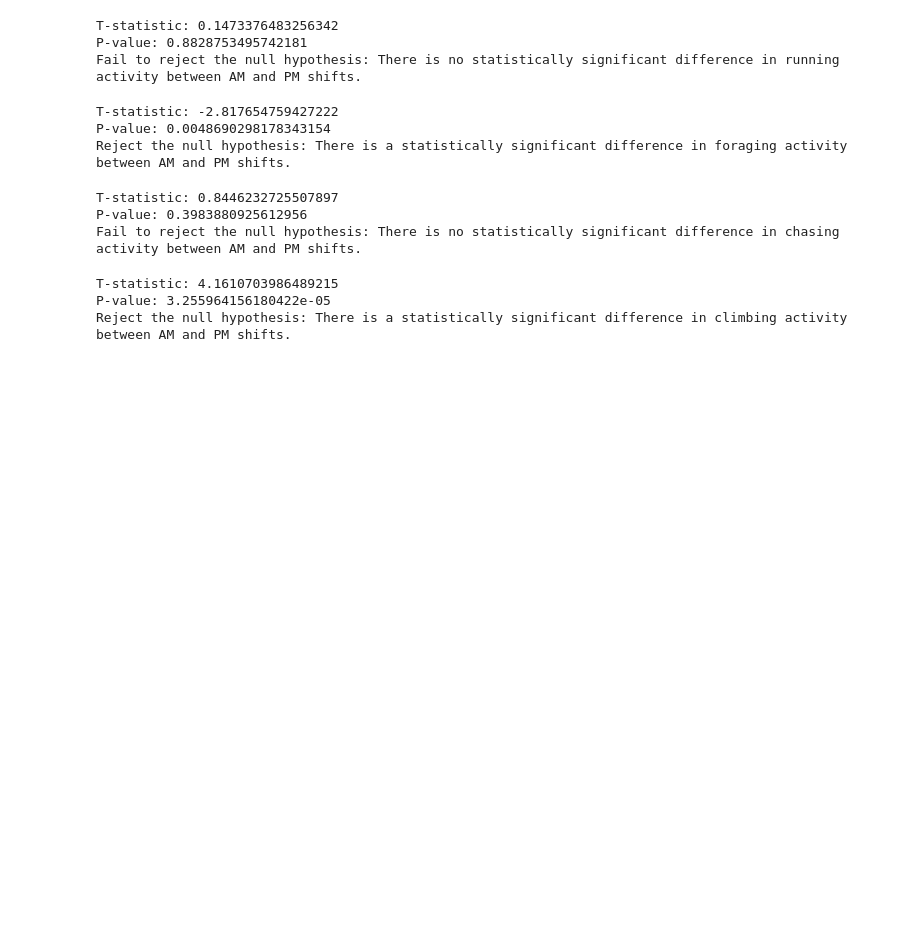
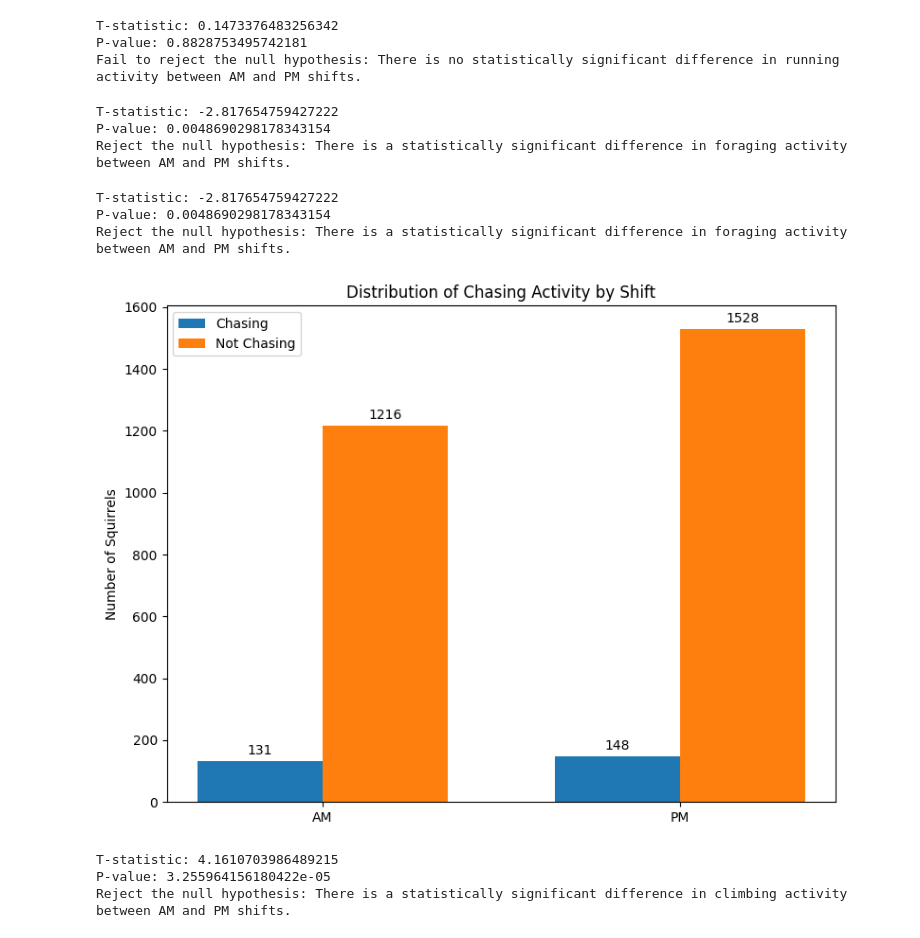
Before and after one commit to remi3333/DSPR_Research_Wildlife, a Jupyter notebook: WildlifeResearch.ipynb, the cells around one changed output. Saved outputs shown, nothing was run; the diff lists cells and outputs as text; code cells hidden in the pictures; blank space fills up the shorter version.

```diff
--- a/WildlifeResearch.ipynb
+++ b/WildlifeResearch.ipynb
@@ -3,7 +3,7 @@
 # %%
 import pandas as pd
 import numpy as np
-url = '/content/2018_Central_Park_Squirrel_Census_-_Squirrel_Data_20250721 (1).csv'
+url = '/2018_Central_Park_Squirrel_Census_-_Squirrel_Data_20250721 (1).csv'
 squirrel_df = pd.read_csv(url)
 squirrel_df.head()
 # %% [output]
@@ -305,12 +305,12 @@ P-value: 0.0048690298178343154
 Reject the null hypothesis: There is a statistically significant difference in foraging activity between AM and PM shifts.
 # %%
 '''
-Null Hypothesis: There is no statistically significant difference in the chasing activity between the AM and PM shifts in the NYC squirrel population.
-Alternative Hypothesis: Theres is a statistically significant difference in the chasing activity bteween the AM and PM SHifts in the NYC squirrel population.
+Null Hypothesis: There is no statistically significant difference in the foraging activity between the AM and PM shifts in the NYC squirrel population.
+Alternative Hypothesis: Theres is a statistically significant difference in the foraging activity bteween the AM and PM SHifts in the NYC squirrel population.
 '''
 # Filter the 'Running' column based on the 'Shift' column
-group_5 = squirrel_df[squirrel_df['Shift'] == 'AM']['Chasing']
-group_6 = squirrel_df[squirrel_df['Shift'] == 'PM']['Chasing']
+group_5 = squirrel_df[squirrel_df['Shift'] == 'AM']['Foraging']
+group_6 = squirrel_df[squirrel_df['Shift'] == 'PM']['Foraging']
 
 # Perform the independent samples t-test
 t_stat, p_val = ttest_ind(group_5, group_6)
@@ -321,12 +321,59 @@ print(f"P-value: {p_val}")
 # Interpret the results
 alpha = 0.05
 if p_val < alpha:
-    print("Reject the null hypothesis: There is a statistically significant difference in chasing activity between AM and PM shifts.")
+    print("Reject the null hypothesis: There is a statistically significant difference in foraging activity between AM and PM shifts.")
 else:
-    print("Fail to reject the null hypothesis: There is no statistically significant difference in chasing activity between AM and PM shifts.")
+    print("Fail to reject the null hypothesis: There is no statistically significant difference in foraging activity between AM and PM shifts.")
 # %% [output]
-T-statistic: 0.8446232725507897
-P-value: 0.3983880925612956
-Fail to reject the null hypothesis: There is no statistically significant difference in chasing activity between AM and PM shifts.
+T-statistic: -2.817654759427222
+P-value: 0.0048690298178343154
+Reject the null hypothesis: There is a statistically significant difference in foraging activity between AM and PM shifts.
+# %%
+#disribution of eating activity by shift grouped bar chart
+import matplotlib.pyplot as plt
+import numpy as np
+
+# Calculate the counts of True and False for 'Eating' for each shift
+chasing_counts = squirrel_df.groupby('Shift')['Chasing'].value_counts().unstack().fillna(0)
+
+categories = chasing_counts.index.tolist()
+group_5_values = chasing_counts[True].tolist() # Counts where Eating is True
+group_6_values = chasing_counts[False].tolist() # Counts where Eating is False
+
+
+bar_width = 0.35  # Increased bar width for better visualization
+x = np.arange(len(categories))
+
+fig, ax = plt.subplots(figsize=(8, 6)) # Adjusted figure size
+
+# Plotting each group with an offset
+rects1 = ax.bar(x - bar_width/2, group_5_values, bar_width, label='Chasing')
+rects2 = ax.bar(x + bar_width/2, group_6_values, bar_width, label='Not Chasing')
+
+ax.set_ylabel('Number of Squirrels')
+ax.set_title('Distribution of Chasing Activity by Shift')
+ax.set_xticks(x)
+ax.set_xticklabels(categories)
+ax.legend()
+
+# Add counts on top of the bars
+def autolabel(rects):
+    for rect in rects:
+        height = rect.get_height()
+        ax.annotate('{}'.format(int(height)),
+                    xy=(rect.get_x() + rect.get_width() / 2, height),
+                    xytext=(0, 3),  # 3 points vertical offset
+                    textcoords="offset points",
+                    ha='center', va='bottom')
+
+autolabel(rects1)
+autolabel(rects2)
+
+
+plt.tight_layout()
+
+plt.show()
+# %% [output]
+[figure, added]
 # %%
 '''
```
Also changed, not shown: parts of 4 cells of this notebook.
